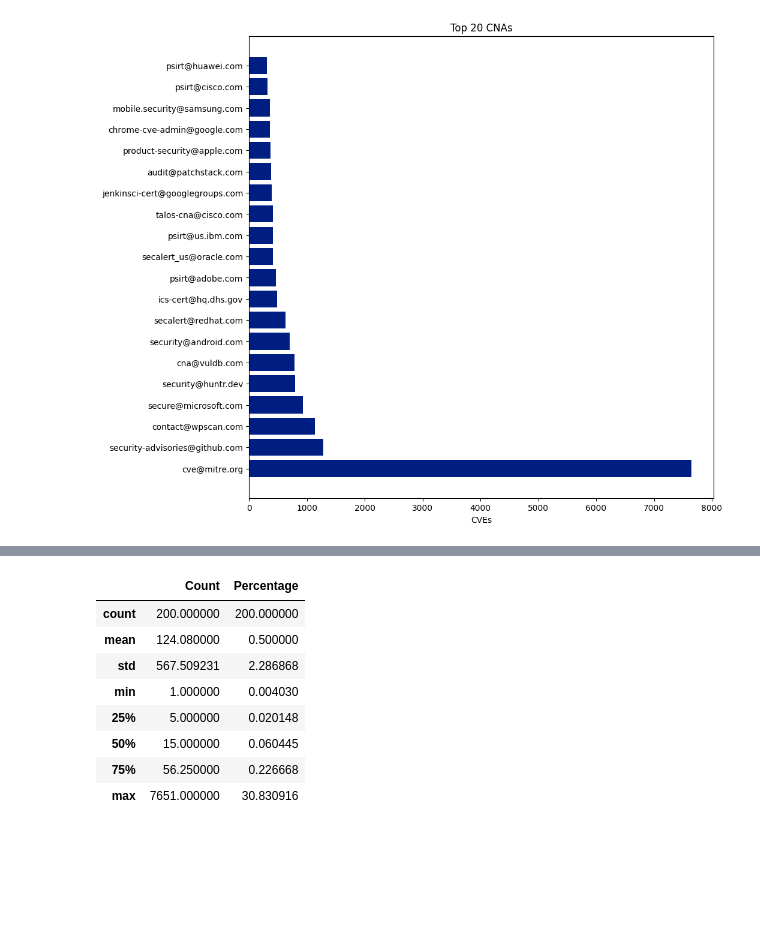
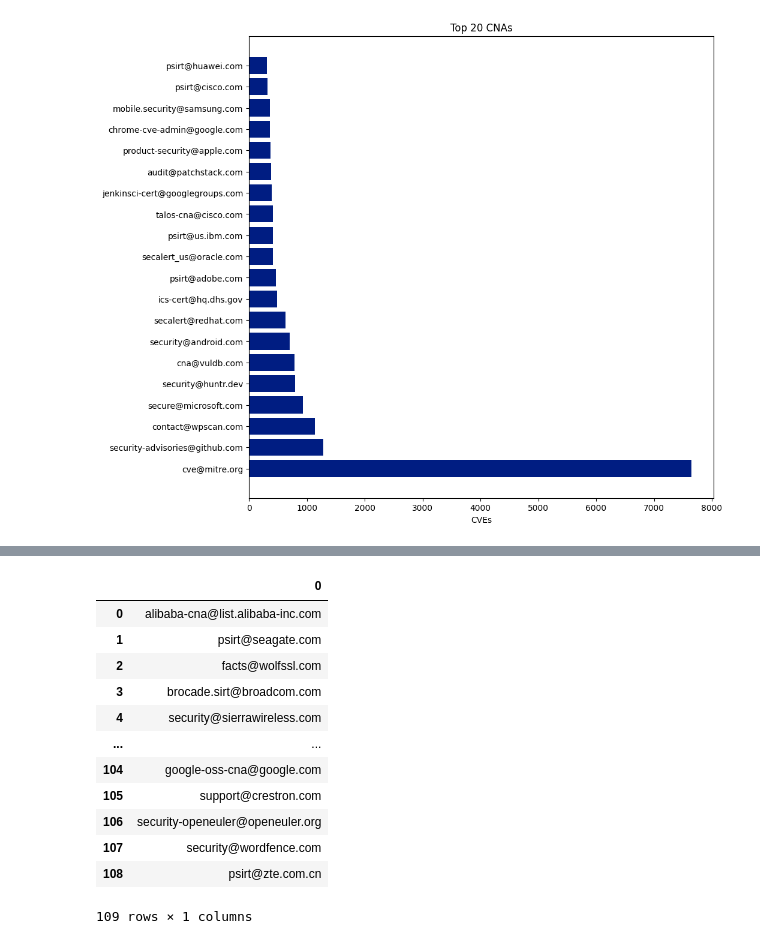
Before and after one commit to jgamblin/CVEReview, a Jupyter notebook: 2022_CNA.ipynb, the cells around one changed output, grey strips where cells are left out. Drawn from its saved outputs; the diff is of its cells as text; code cells hidden in the pictures; blank space fills up the shorter version.

```diff
--- a/2022_CNA.ipynb
+++ b/2022_CNA.ipynb
@@ -189,12 +185,0 @@ nvd_frequency.style.hide_index()
-# %%
-nvd_frequency.describe()
-# %% [output]
-|  | Count | Percentage |
-| count | 200.000000 | 200.000000 |
-| mean | 124.080000 | 0.500000 |
-| std | 567.509231 | 2.286868 |
-| min | 1.000000 | 0.004030 |
-| 25% | 5.000000 | 0.020148 |
-| 50% | 15.000000 | 0.060445 |
-| 75% | 56.250000 | 0.226668 |
-| max | 7651.000000 | 30.830916 |
@@ -200,0 +196,18 @@ nvd_frequency.describe()
+# %%
+not_pulished = list(set(all_cna_emails).symmetric_difference(set(published_cna_emails)))
+not_pulished = pd.DataFrame(not_pulished)
+not_pulished
+# %% [output]
+|  | 0 |
+| 0 | alibaba-cna@list.alibaba-inc.com |
+| 1 | psirt@seagate.com |
+| 2 | facts@wolfssl.com |
+| 3 | brocade.sirt@broadcom.com |
+| 4 | security@sierrawireless.com |
+| ... | ... |
+| 104 | google-oss-cna@google.com |
+| 105 | support@crestron.com |
+| 106 | security-openeuler@openeuler.org |
+| 107 | security@wordfence.com |
+| 108 | psirt@zte.com.cn |
+109 rows × 1 columns
```
Also changed, not shown: parts of 5 cells of this notebook, 3 other files.
